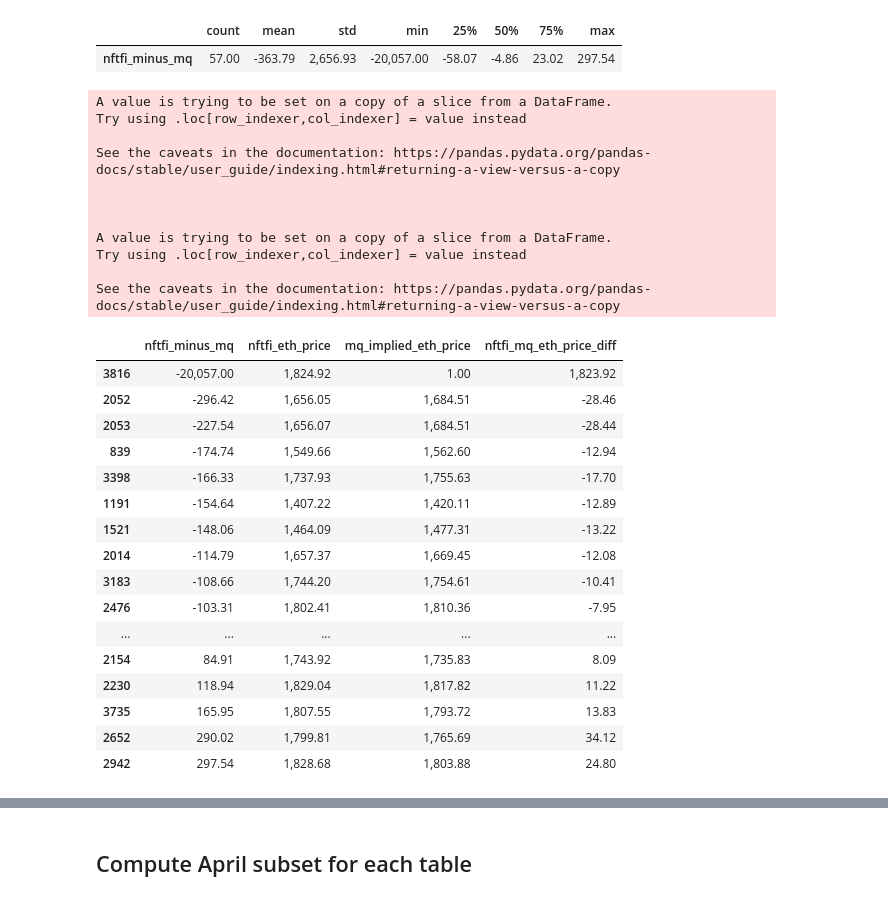
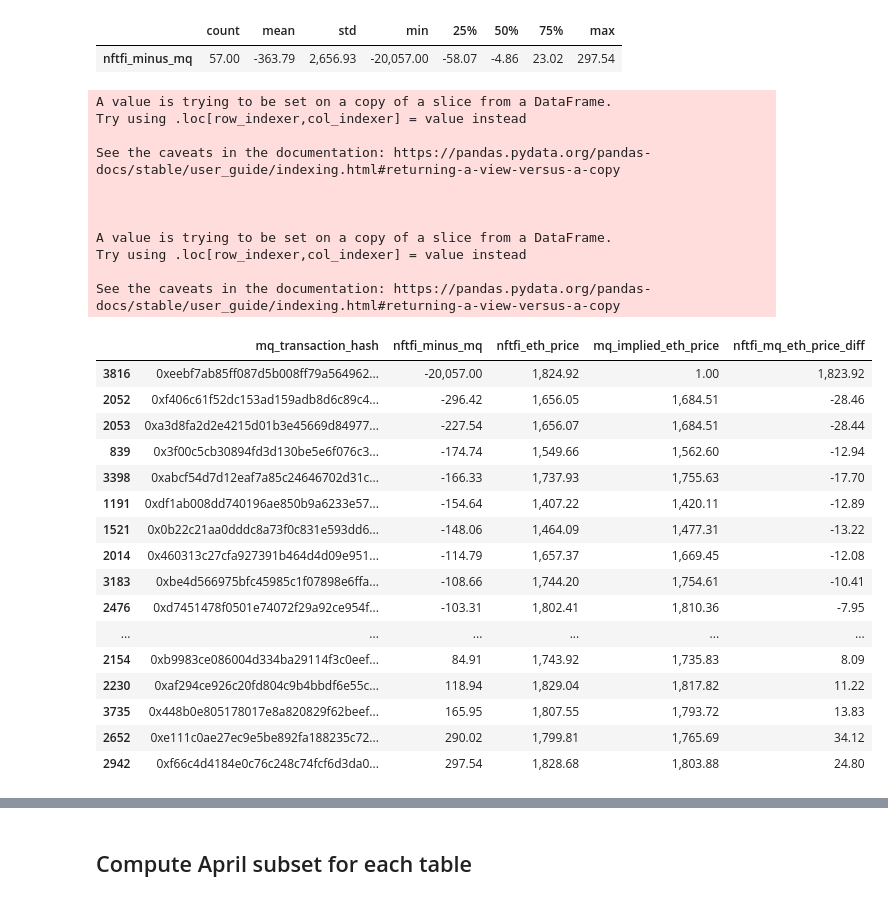
Before and after one commit to datagemsai/ChartGPT-API, a Jupyter notebook: analysis/metaquants_analysis/mq_nftfi_rchen_aggregate_collection.ipynb, the cells around one changed output, grey strips where cells are left out. Saved outputs shown, nothing was run; the diff lists cells and outputs as text; code cells hidden in the pictures.

Commit message:
add latest state of mq analysis with nftfi data

```diff
--- a/analysis/metaquants_analysis/mq_nftfi_rchen_aggregate_collection.ipynb
+++ b/analysis/metaquants_analysis/mq_nftfi_rchen_aggregate_collection.ipynb
@@ -590,35 +590,35 @@ See the caveats in the documentation: https://pandas.pydata.org/pandas-docs/stab
 # %%
 april_full_outer_for_collection.dtypes
 # TODO: loc for wETH address
 april_full_outer_for_collection['mq_implied_eth_price'] = april_full_outer_for_collection['mq_amt_in_usd'] / april_full_outer_for_collection['mq_principal_amount']
 april_full_outer_for_collection['nftfi_mq_eth_price_diff'] = april_full_outer_for_collection['nftfi_eth_price'] - april_full_outer_for_collection['mq_implied_eth_price']
-april_full_outer_for_collection[['nftfi_minus_mq', 'nftfi_eth_price','mq_implied_eth_price', 'nftfi_mq_eth_price_diff']].sort_values('nftfi_minus_mq')
+april_full_outer_for_collection[['mq_transaction_hash','nftfi_minus_mq', 'nftfi_eth_price','mq_implied_eth_price', 'nftfi_mq_eth_price_diff']].sort_values('nftfi_minus_mq')
 # %% [output]
 A value is trying to be set on a copy of a slice from a DataFrame.
 Try using .loc[row_indexer,col_indexer] = value instead
 
 See the caveats in the documentation: https://pandas.pydata.org/pandas-docs/stable/user_guide/indexing.html#returning-a-view-versus-a-copy
 
 
 
 A value is trying to be set on a copy of a slice from a DataFrame.
 Try using .loc[row_indexer,col_indexer] = value instead
 
 See the caveats in the documentation: https://pandas.pydata.org/pandas-docs/stable/user_guide/indexing.html#returning-a-view-versus-a-copy
-|  | nftfi_minus_mq | nftfi_eth_price | mq_implied_eth_price | nftfi_mq_eth_price_diff |
-| 3816 | -20,057.00 | 1,824.92 | 1.00 | 1,823.92 |
-| 2052 | -296.42 | 1,656.05 | 1,684.51 | -28.46 |
-| 2053 | -227.54 | 1,656.07 | 1,684.51 | -28.44 |
-| 839 | -174.74 | 1,549.66 | 1,562.60 | -12.94 |
-| 3398 | -166.33 | 1,737.93 | 1,755.63 | -17.70 |
-| 1191 | -154.64 | 1,407.22 | 1,420.11 | -12.89 |
-| 1521 | -148.06 | 1,464.09 | 1,477.31 | -13.22 |
-| 2014 | -114.79 | 1,657.37 | 1,669.45 | -12.08 |
-| 3183 | -108.66 | 1,744.20 | 1,754.61 | -10.41 |
-| 2476 | -103.31 | 1,802.41 | 1,810.36 | -7.95 |
-| ... | ... | ... | ... | ... |
-| 2154 | 84.91 | 1,743.92 | 1,735.83 | 8.09 |
-| 2230 | 118.94 | 1,829.04 | 1,817.82 | 11.22 |
-| 3735 | 165.95 | 1,807.55 | 1,793.72 | 13.83 |
-| 2652 | 290.02 | 1,799.81 | 1,765.69 | 34.12 |
-| 2942 | 297.54 | 1,828.68 | 1,803.88 | 24.80 |
+|  | mq_transaction_hash | nftfi_minus_mq | nftfi_eth_price | mq_implied_eth_price | nftfi_mq_eth_price_diff |
+| 3816 | 0xeebf7ab85ff087d5b008ff79a564962... | -20,057.00 | 1,824.92 | 1.00 | 1,823.92 |
+| 2052 | 0xf406c61f52dc153ad159adb8d6c89c4... | -296.42 | 1,656.05 | 1,684.51 | -28.46 |
+| 2053 | 0xa3d8fa2d2e4215d01b3e45669d84977... | -227.54 | 1,656.07 | 1,684.51 | -28.44 |
+| 839 | 0x3f00c5cb30894fd3d130be5e6f076c3... | -174.74 | 1,549.66 | 1,562.60 | -12.94 |
+| 3398 | 0xabcf54d7d12eaf7a85c24646702d31c... | -166.33 | 1,737.93 | 1,755.63 | -17.70 |
+| 1191 | 0xdf1ab008dd740196ae850b9a6233e57... | -154.64 | 1,407.22 | 1,420.11 | -12.89 |
+| 1521 | 0x0b22c21aa0dddc8a73f0c831e593dd6... | -148.06 | 1,464.09 | 1,477.31 | -13.22 |
+| 2014 | 0x460313c27cfa927391b464d4d09e951... | -114.79 | 1,657.37 | 1,669.45 | -12.08 |
+| 3183 | 0xbe4d566975bfc45985c1f07898e6ffa... | -108.66 | 1,744.20 | 1,754.61 | -10.41 |
+| 2476 | 0xd7451478f0501e74072f29a92ce954f... | -103.31 | 1,802.41 | 1,810.36 | -7.95 |
+| ... | ... | ... | ... | ... | ... |
+| 2154 | 0xb9983ce086004d334ba29114f3c0eef... | 84.91 | 1,743.92 | 1,735.83 | 8.09 |
+| 2230 | 0xaf294ce926c20fd804c9b4bbdf6e55c... | 118.94 | 1,829.04 | 1,817.82 | 11.22 |
+| 3735 | 0x448b0e805178017e8a820829f62beef... | 165.95 | 1,807.55 | 1,793.72 | 13.83 |
+| 2652 | 0xe111c0ae27ec9e5be892fa188235c72... | 290.02 | 1,799.81 | 1,765.69 | 34.12 |
+| 2942 | 0xf66c4d4184e0c76c248c74fcf6d3da0... | 297.54 | 1,828.68 | 1,803.88 | 24.80 |
```
Also changed, not shown: parts of 1 cell of this notebook.
